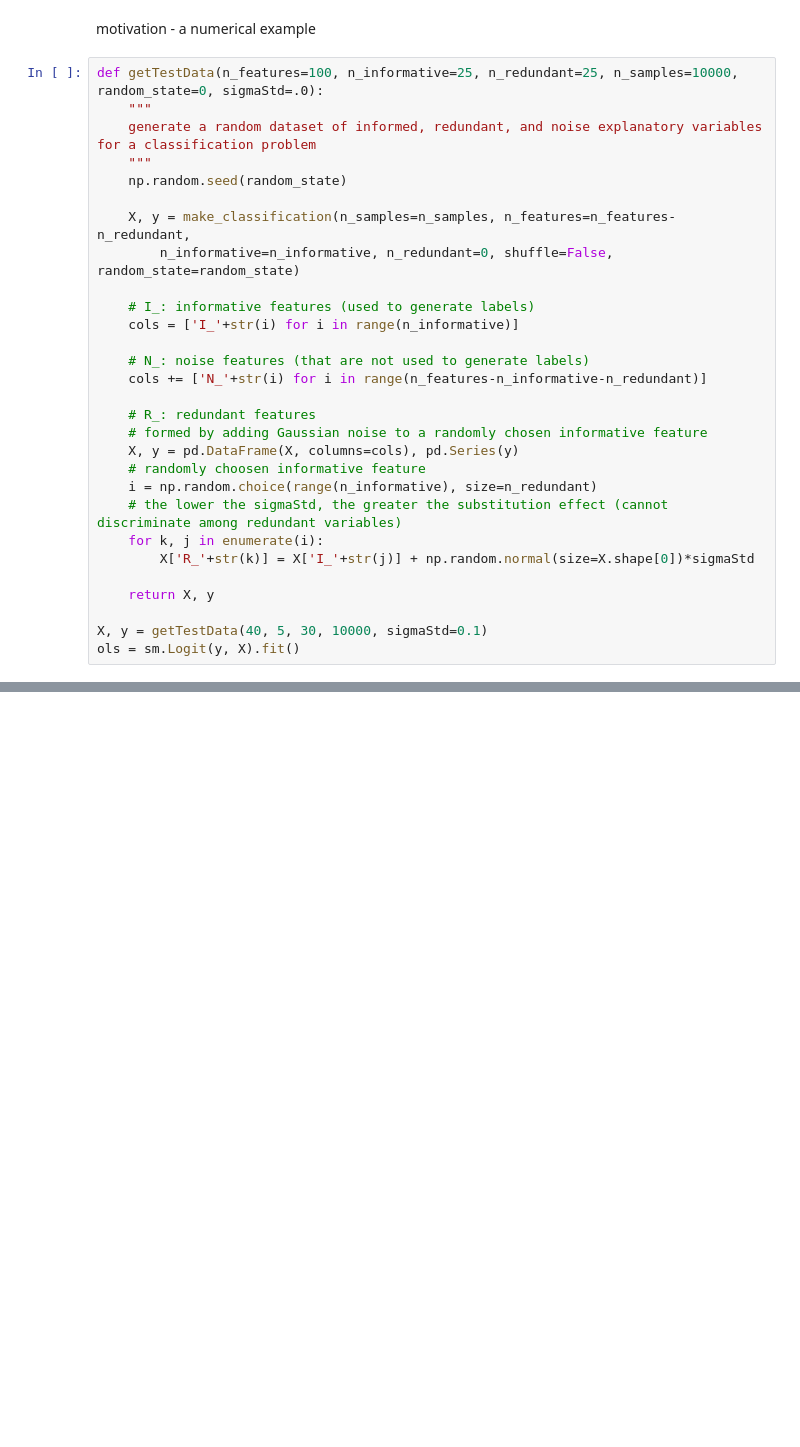
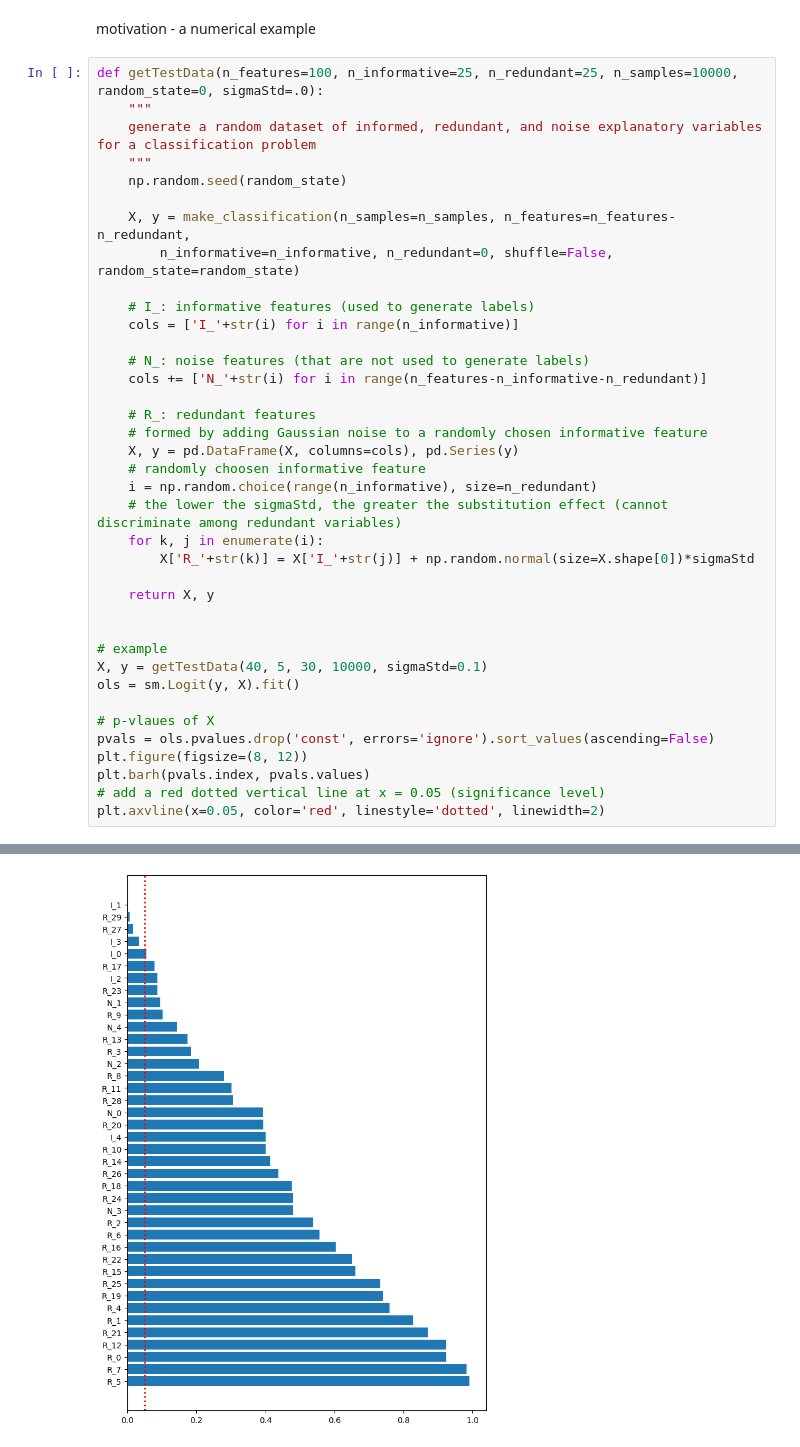
Before and after one commit to Joanna-Dai/Machine-Learning-for-Asset-Managers, a Jupyter notebook: ch6.ipynb, the cells around one changed output, grey strips where cells are left out. Cells and saved outputs as stored; diff of their text form; blank space fills up the shorter version.

```diff
--- a/ch6.ipynb
+++ b/ch6.ipynb
@@ -37,8 +41,17 @@ def getTestData(n_features=100, n_informative=25, n_redundant=25, n_samples=1000
 
     return X, y
 
+
+# example
 X, y = getTestData(40, 5, 30, 10000, sigmaStd=0.1)
 ols = sm.Logit(y, X).fit()
+
+# p-vlaues of X
+pvals = ols.pvalues.drop('const', errors='ignore').sort_values(ascending=False)
+plt.figure(figsize=(8, 12))
+plt.barh(pvals.index, pvals.values)
+# add a red dotted vertical line at x = 0.05 (significance level)
+plt.axvline(x=0.05, color='red', linestyle='dotted', linewidth=2)
 # %% [output]
 Optimization terminated successfully.
          Current function value: 0.380271
@@ -46 +60,2 @@ Optimization terminated successfully.
+[figure, added]
 # %% [markdown]
```
Also changed, not shown: parts of 5 cells of this notebook.
